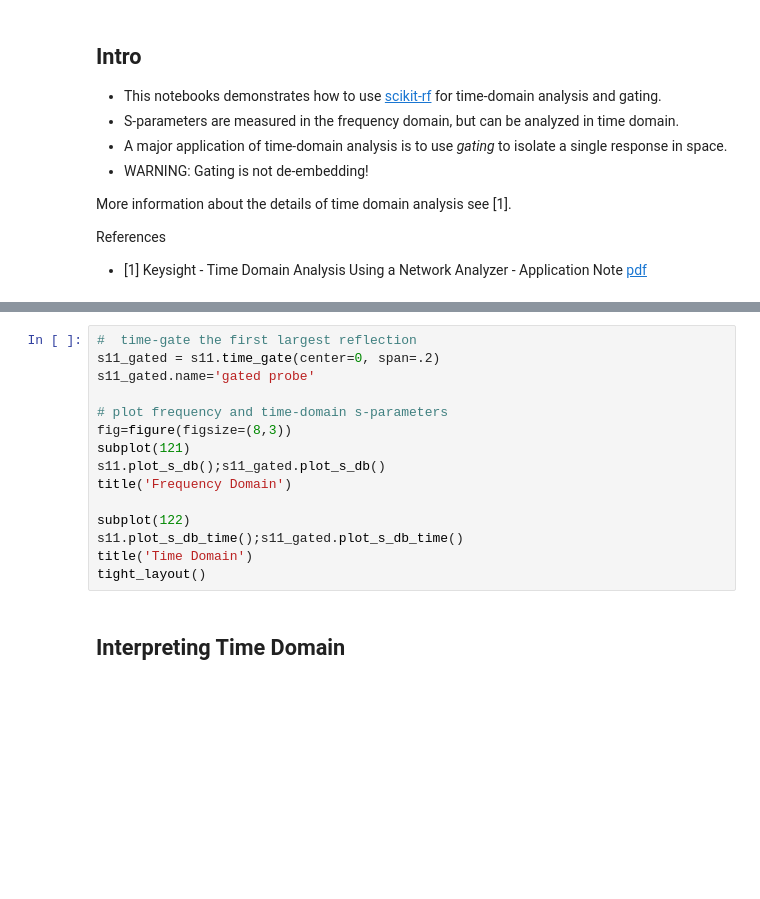
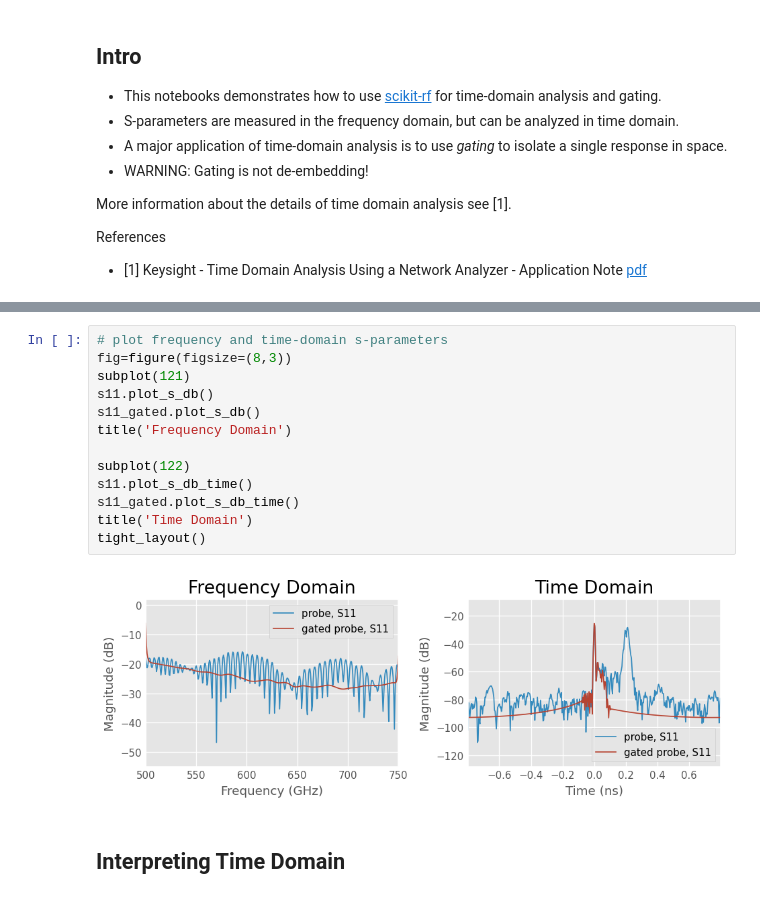
Before and after one commit to scikit-rf/scikit-rf_workshop, a Jupyter notebook: Short_Course/2-Time_Domain.ipynb, the cells around one changed output, grey strips where cells are left out. Drawn from its saved outputs; the diff is of its cells as text; blank space fills up the shorter version.

```diff
--- a/Short_Course/2-Time_Domain.ipynb
+++ b/Short_Course/2-Time_Domain.ipynb
@@ -32,18 +42,18 @@ s11.plot_s_db_time()
 # %%
-#  time-gate the first largest reflection
-s11_gated = s11.time_gate(center=0, span=.2)
-s11_gated.name='gated probe'
-
 # plot frequency and time-domain s-parameters
 fig=figure(figsize=(8,3))
 subplot(121)
-s11.plot_s_db();s11_gated.plot_s_db()
+s11.plot_s_db()
+s11_gated.plot_s_db()
 title('Frequency Domain')
 
 subplot(122)
-s11.plot_s_db_time();s11_gated.plot_s_db_time()
+s11.plot_s_db_time()
+s11_gated.plot_s_db_time()
 title('Time Domain')
 tight_layout()
+# %% [output]
+[figure, added]
 # %% [markdown]
 ## Interpreting Time Domain
 # %%
```
Also changed, not shown: parts of 22 cells of this notebook, 10 other files.
